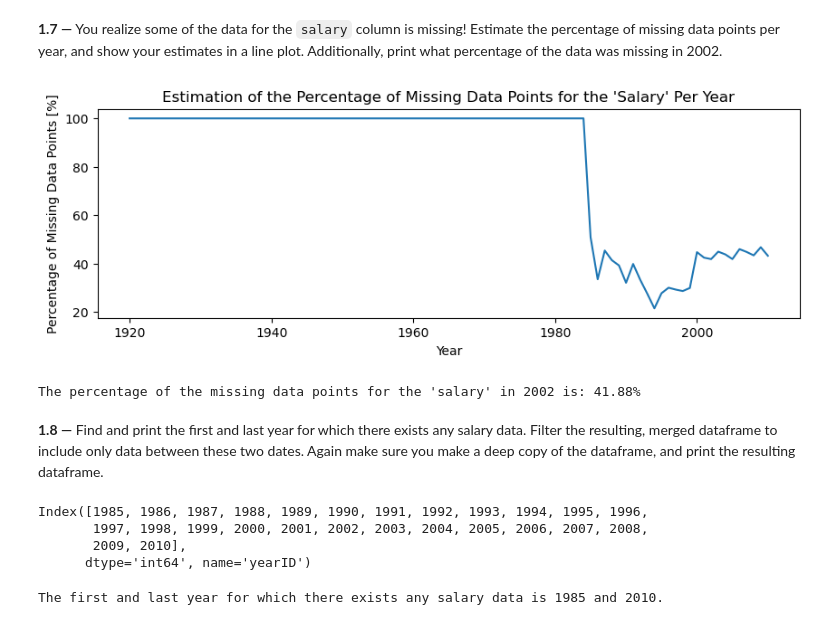
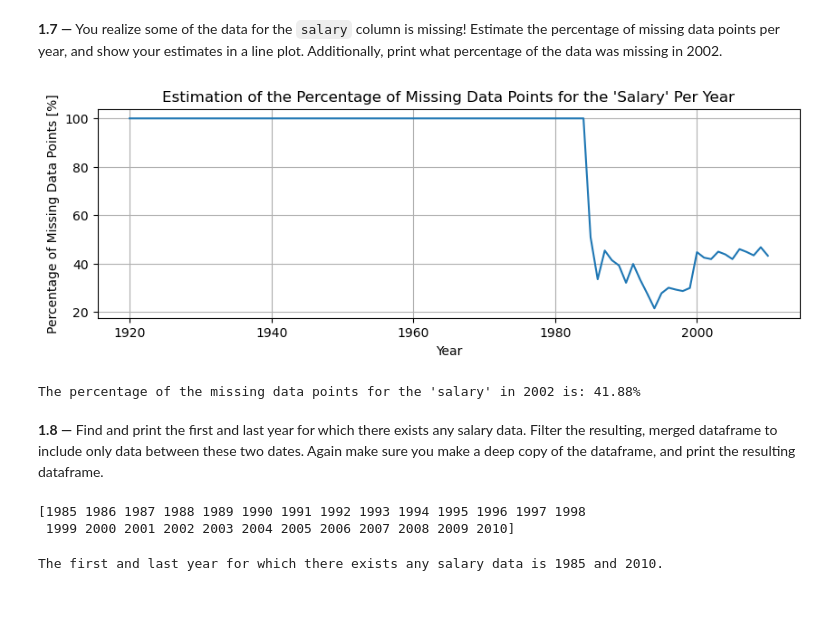
Before and after one commit to thdai2000/ada, a Jupyter notebook: Homework/01 - Pandas Data Wrangling and Data Viz/h1.ipynb, the cells around one changed output. Saved outputs shown, nothing was run; the diff lists cells and outputs as text; code cells hidden in the pictures.

```diff
--- a/Homework/01 - Pandas Data Wrangling and Data Viz/h1.ipynb
+++ b/Homework/01 - Pandas Data Wrangling and Data Viz/h1.ipynb
@@ -116,10 +125,10 @@ The size of the pitching dataframe is: 1212990
 
 Hint: Remember NaNs!
 # %%
-people = people[people["throws"].notna()].copy() # remark: contains a row with "S" in the "throws" column
-# people
+people_new = people.query("throws == 'L' or throws == 'R'").copy() # We find there exists an 'S' for the throws column, so don't choose .notnull() to filter it
 # %% [markdown]
 **1.3 —** Merge the `People` dataframe with the `Pitching` dataframe. Your merge should populate the pitching data with statistics about the players. Print the resulting dataframe.
 # %%
-pitching_people = pd.merge(pitching, people, how="left", on="playerID")
-# pitching_people
+# Merge the pitching and people data in a left-joint manner
+pitching_people = pd.merge(pitching, people_new, how="left", on="playerID")
+pitching_people
@@ -142,12 +167,13 @@ The percentage of the missing data points for the 'throws' in 1892 is: 4.55%
 # %% [markdown]
 **1.5 —** Filter the dataset you just merged (hereinafter `Pitching-People`) to just contain data from after 1920 (with 1920 included). Do the same with the `Salaries` dataset. Make deep copies of both dataframes as you filter them.
 # %%
-pitching_people = pitching_people.query("yearID >= 1920").copy()
-salaries = salaries.query("yearID >= 1920").copy()
+pitching_people_new = pitching_people.query("yearID >= 1920").copy()
+salaries_new = salaries.query("yearID >= 1920").copy()
 # %% [markdown]
 **1.6 —**  Merge the `Pitching-People` dataframe with the `Salaries` dataframe. Your merge should populate the `Pitching-People` dataframe with statistics about the pitchers'salaries across the years. Note that the `Salaries` dataframe contains the salary **per year.** Print the resulting dataframe.
 # %%
-pitching_people_salary = pd.merge(pitching_people, salaries, how="left", on=["playerID", "yearID", "teamID", "lgID"])
+# Merge the salaries dataframe into the pitching-people dataframe on four indices in common
+pitching_people_salary = pd.merge(pitching_people_new, salaries_new, how="left", on=["playerID", "yearID", "teamID", "lgID"])
 pitching_people_salary
 # %% [output]
 |  | playerID | yearID | stint | teamID | lgID | W | L | G | GS | CG | ... | ... |
@@ -166,27 +192,28 @@ pitching_people_salary
 # %% [markdown]
 **1.7 —** You realize some of the data for the `salary` column is missing! Estimate the percentage of missing data points per year, and show your estimates in a line plot. Additionally, print what percentage of the data was missing in 2002.
 # %%
+# Group datapoints by year and calculate the percentage of missing salary data for each year
 percentage_of_missing_salary = pitching_people_salary.groupby(by=["yearID"]).apply(lambda x: 1-x["salary"].count()/len(x["salary"]))
 
 plt.figure(figsize=(10, 3))
 plt.plot(percentage_of_missing_salary.index, percentage_of_missing_salary*100)
 plt.xlabel("Year")
 plt.ylabel("Percentage of Missing Data Points [%]")
 plt.title("Estimation of the Percentage of Missing Data Points for the 'Salary' Per Year")
+plt.grid()
 plt.show()
 
 print("The percentage of the missing data points for the 'salary' in 2002 is: {:.2f}%".format(percentage_of_missing_salary[2002]*100))
 # %% [output]
-[figure, old version]
+[figure, new version]
 The percentage of the missing data points for the 'salary' in 2002 is: 41.88%
 # %% [markdown]
 **1.8 —** Find and print the first and last year for which there exists any salary data. Filter the resulting, merged dataframe to include only data between these two dates. Again make sure you make a deep copy of the dataframe, and print the resulting dataframe.
 # %%
-year_existing_salary = pitching_people_salary.groupby("yearID").apply(lambda x: x["salary"].any()) # returns a series recording whether a year has any existing salary data
-year_existing_salary[year_existing_salary].index # get the years that have salary data
+# Print the years that have any salary data
+year_existing_salary = pitching_people_salary.groupby("yearID").apply(lambda x: x["salary"].any())
+print(year_existing_salary[year_existing_salary].index.values)
 # %% [output]
-Index([1985, 1986, 1987, 1988, 1989, 1990, 1991, 1992, 1993, 1994, 1995, 1996,
-       1997, 1998, 1999, 2000, 2001, 2002, 2003, 2004, 2005, 2006, 2007, 2008,
-       2009, 2010],
-      dtype='int64', name='yearID')
+[1985 1986 1987 1988 1989 1990 1991 1992 1993 1994 1995 1996 1997 1998
+ 1999 2000 2001 2002 2003 2004 2005 2006 2007 2008 2009 2010]
 # %%
```
Also changed, not shown: parts of 33 cells of this notebook, 1 other file.
